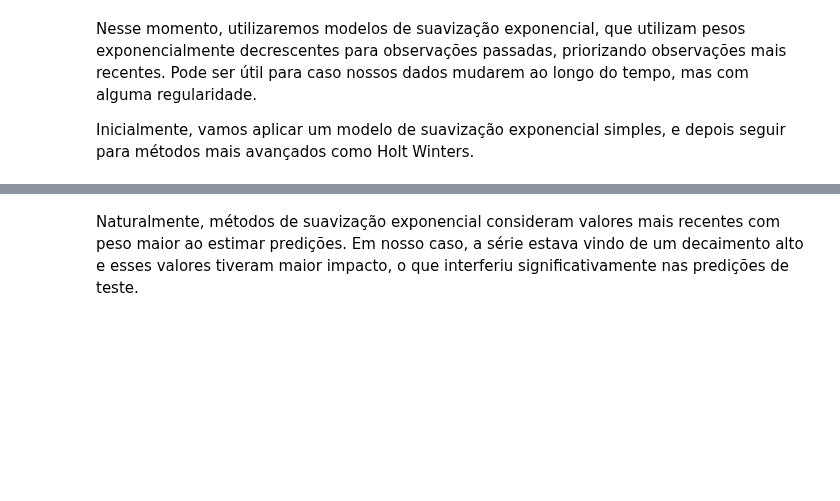
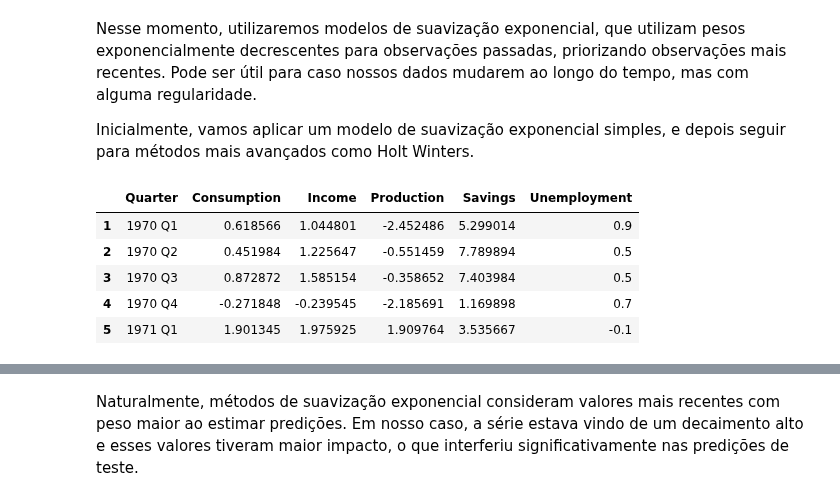
Before and after one commit to ramalhogs/Series_temporais_A2, a Jupyter notebook: exponential_smoothing.ipynb, the cells around one changed output, grey strips where cells are left out. Saved outputs shown, nothing was run; the diff lists cells and outputs as text; code cells hidden in the pictures; blank space fills up the shorter version.

```diff
--- a/exponential_smoothing.ipynb
+++ b/exponential_smoothing.ipynb
@@ -17,3 +16,15 @@ df = pd.read_csv("data/us_change.csv", index_col=0)
+# %%
+random.seed(30)
+
+df = pd.read_csv("data/us_change.csv", index_col=0)
+df.head()
+# %% [output]
+|  | Quarter | Consumption | Income | Production | Savings | Unemployment |
+| 1 | 1970 Q1 | 0.618566 | 1.044801 | -2.452486 | 5.299014 | 0.9 |
+| 2 | 1970 Q2 | 0.451984 | 1.225647 | -0.551459 | 7.789894 | 0.5 |
+| 3 | 1970 Q3 | 0.872872 | 1.585154 | -0.358652 | 7.403984 | 0.5 |
+| 4 | 1970 Q4 | -0.271848 | -0.239545 | -2.185691 | 1.169898 | 0.7 |
+| 5 | 1971 Q1 | 1.901345 | 1.975925 | 1.909764 | 3.535667 | -0.1 |
 # %%
 def convert_to_period(quarter):
     """
```
Also changed, not shown: parts of 5 cells of this notebook.
